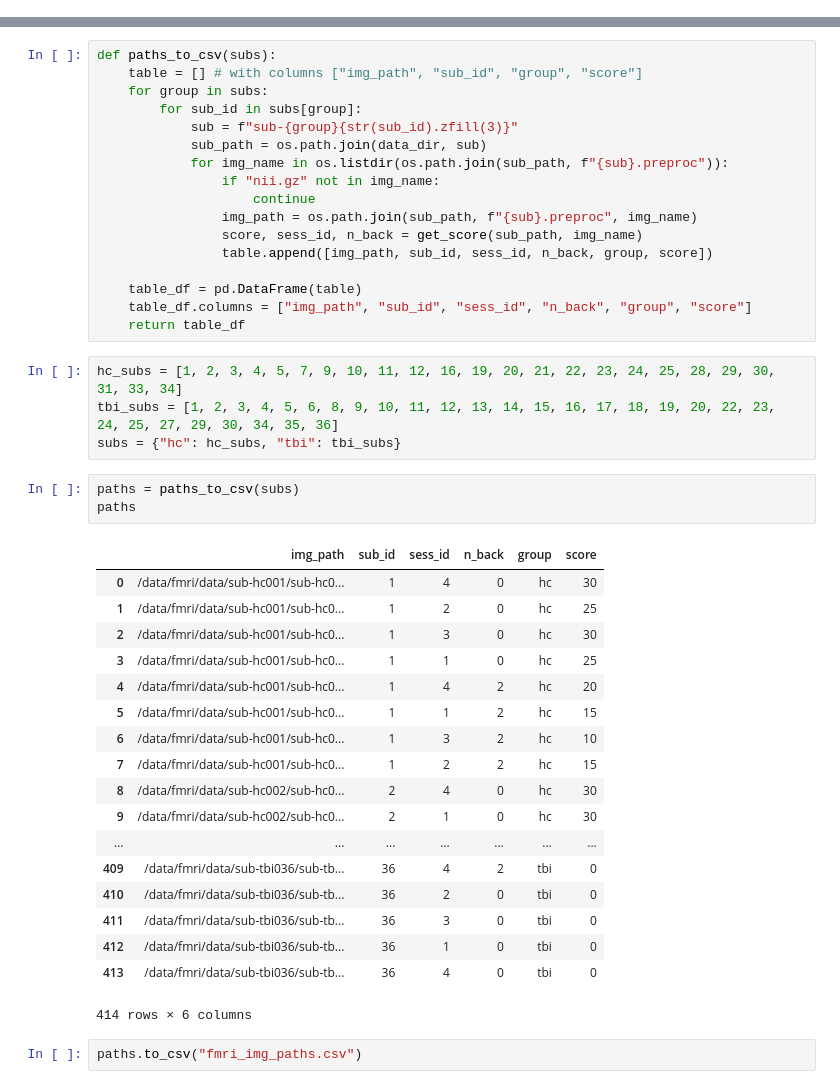
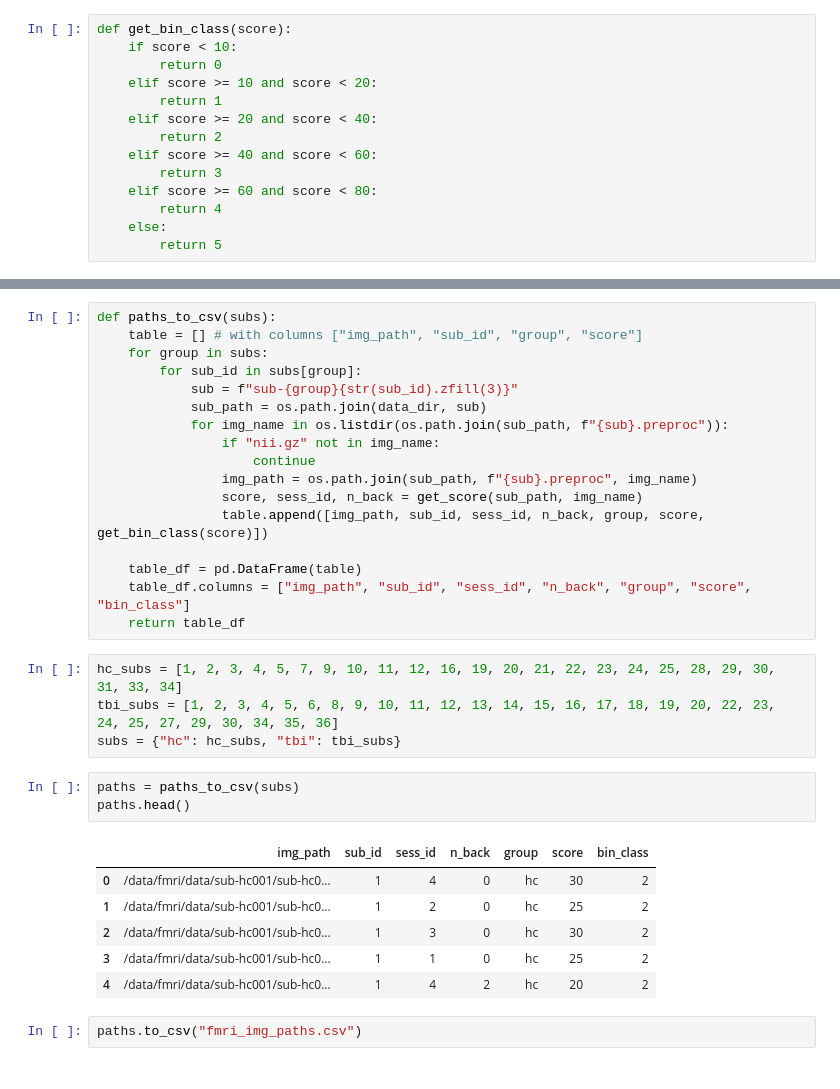
Before and after one commit to asheeshcric/fMRI-TBI, a Jupyter notebook: notebooks/prepare_data_labels.ipynb, the cells around one changed output, grey strips where cells are left out. Drawn from its saved outputs; the diff is of its cells as text.

```diff
--- a/notebooks/prepare_data_labels.ipynb
+++ b/notebooks/prepare_data_labels.ipynb
@@ -4,6 +4,20 @@ import random
 import pandas as pd
 # %%
 data_dir = "/data/fmri/data"
+# %%
+def get_bin_class(score):
+    if score < 10:
+        return 0
+    elif score >= 10 and score < 20:
+        return 1
+    elif score >= 20 and score < 40:
+        return 2
+    elif score >= 40 and score < 60:
+        return 3
+    elif score >= 60 and score < 80:
+        return 4
+    else:
+        return 5
 # %%
 def get_score(sub_path, img_name):
     sess_id = img_name.split(".scale")[0][-1]
@@ -27,10 +41,10 @@ def paths_to_csv(subs):
                     continue
                 img_path = os.path.join(sub_path, f"{sub}.preproc", img_name)
                 score, sess_id, n_back = get_score(sub_path, img_name)
-                table.append([img_path, sub_id, sess_id, n_back, group, score])
+                table.append([img_path, sub_id, sess_id, n_back, group, score, get_bin_class(score)])
 
     table_df = pd.DataFrame(table)
-    table_df.columns = ["img_path", "sub_id", "sess_id", "n_back", "group", "score"]
+    table_df.columns = ["img_path", "sub_id", "sess_id", "n_back", "group", "score", "bin_class"]
     return table_df
 # %%
 hc_subs = [1, 2, 3, 4, 5, 7, 9, 10, 11, 12, 16, 19, 20, 21, 22, 23, 24, 25, 28, 29, 30, 31, 33, 34]
@@ -38,25 +52,13 @@ tbi_subs = [1, 2, 3, 4, 5, 6, 8, 9, 10, 11, 12, 13, 14, 15, 16, 17, 18, 19, 20,
 subs = {"hc": hc_subs, "tbi": tbi_subs}
 # %%
 paths = paths_to_csv(subs)
-paths
+paths.head()
 # %% [output]
-|  | img_path | sub_id | sess_id | n_back | group | score |
-| 0 | /data/fmri/data/sub-hc001/sub-hc0... | 1 | 4 | 0 | hc | 30 |
-| 1 | /data/fmri/data/sub-hc001/sub-hc0... | 1 | 2 | 0 | hc | 25 |
-| 2 | /data/fmri/data/sub-hc001/sub-hc0... | 1 | 3 | 0 | hc | 30 |
-| 3 | /data/fmri/data/sub-hc001/sub-hc0... | 1 | 1 | 0 | hc | 25 |
-| 4 | /data/fmri/data/sub-hc001/sub-hc0... | 1 | 4 | 2 | hc | 20 |
-| 5 | /data/fmri/data/sub-hc001/sub-hc0... | 1 | 1 | 2 | hc | 15 |
-| 6 | /data/fmri/data/sub-hc001/sub-hc0... | 1 | 3 | 2 | hc | 10 |
-| 7 | /data/fmri/data/sub-hc001/sub-hc0... | 1 | 2 | 2 | hc | 15 |
-| 8 | /data/fmri/data/sub-hc002/sub-hc0... | 2 | 4 | 0 | hc | 30 |
-| 9 | /data/fmri/data/sub-hc002/sub-hc0... | 2 | 1 | 0 | hc | 30 |
-| ... | ... | ... | ... | ... | ... | ... |
-| 409 | /data/fmri/data/sub-tbi036/sub-tb... | 36 | 4 | 2 | tbi | 0 |
-| 410 | /data/fmri/data/sub-tbi036/sub-tb... | 36 | 2 | 0 | tbi | 0 |
-| 411 | /data/fmri/data/sub-tbi036/sub-tb... | 36 | 3 | 0 | tbi | 0 |
-| 412 | /data/fmri/data/sub-tbi036/sub-tb... | 36 | 1 | 0 | tbi | 0 |
-| 413 | /data/fmri/data/sub-tbi036/sub-tb... | 36 | 4 | 0 | tbi | 0 |
+|  | img_path | sub_id | sess_id | n_back | group | score | bin_class |
+| 0 | /data/fmri/data/sub-hc001/sub-hc0... | 1 | 4 | 0 | hc | 30 | 2 |
+| 1 | /data/fmri/data/sub-hc001/sub-hc0... | 1 | 2 | 0 | hc | 25 | 2 |
+| 2 | /data/fmri/data/sub-hc001/sub-hc0... | 1 | 3 | 0 | hc | 30 | 2 |
+| 3 | /data/fmri/data/sub-hc001/sub-hc0... | 1 | 1 | 0 | hc | 25 | 2 |
+| 4 | /data/fmri/data/sub-hc001/sub-hc0... | 1 | 4 | 2 | hc | 20 | 2 |
-414 rows × 6 columns
 # %%
 paths.to_csv("fmri_img_paths.csv")
```
Also changed, not shown: parts of 5 cells of this notebook, 1 other file.
